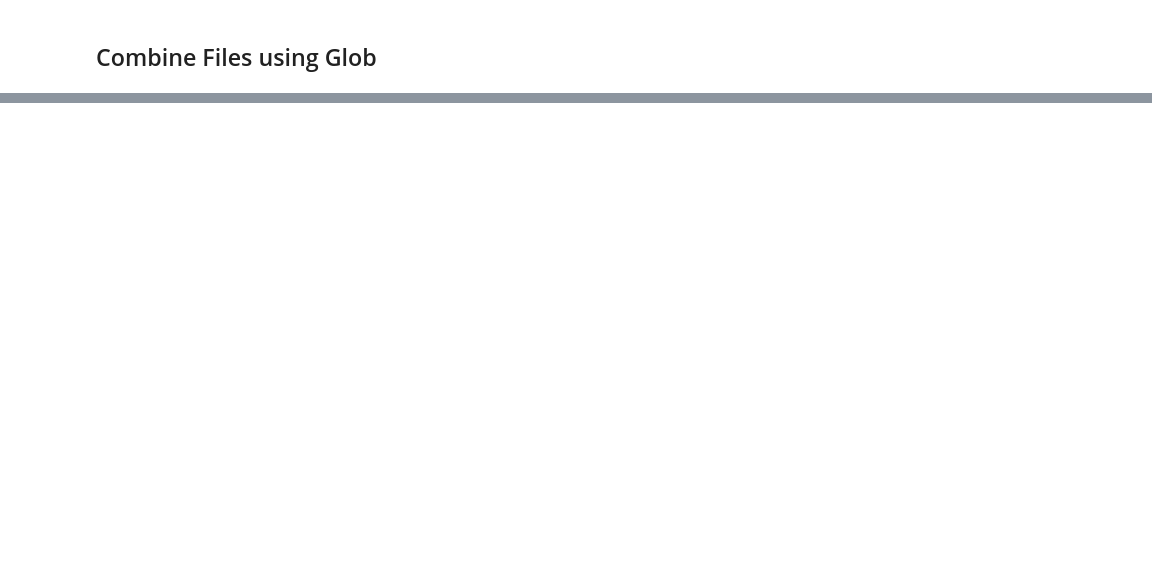
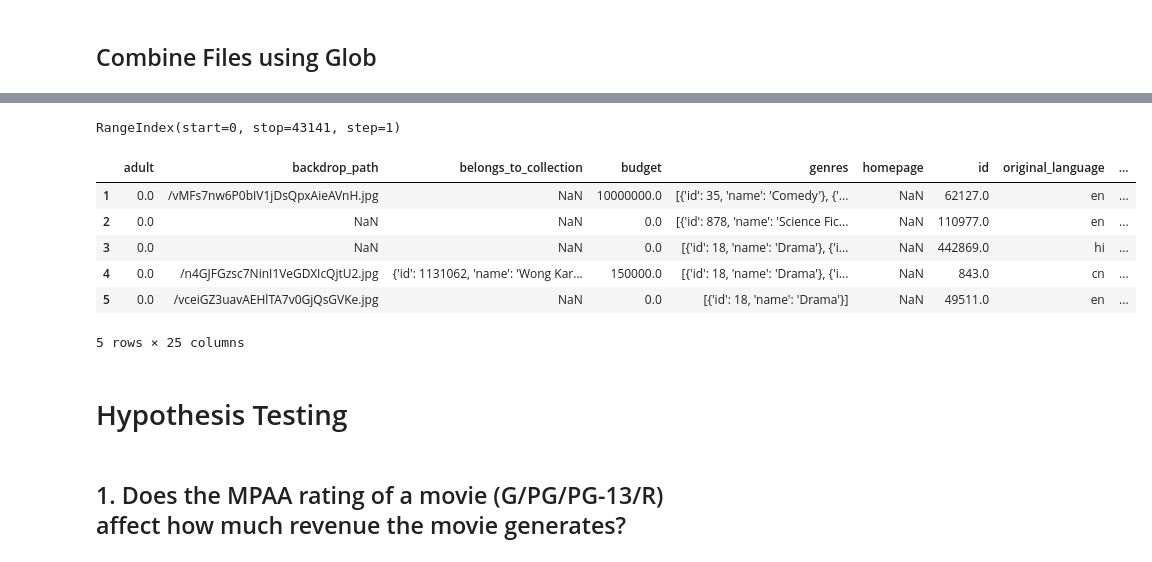
Before and after one commit to Mhoover41/Data-Enrichment-Project-3, a Jupyter notebook: IMDB Project Part 4 - ETL & Hypothesis Testing.ipynb, the cells around one changed output, grey strips where cells are left out. Drawn from its saved outputs; the diff is of its cells as text; code cells hidden in the pictures; blank space fills up the shorter version.

```diff
--- a/IMDB Project Part 4 - ETL & Hypothesis Testing.ipynb
+++ b/IMDB Project Part 4 - ETL & Hypothesis Testing.ipynb
@@ -260,0 +320,7 @@ df_combined['certification'].value_counts()
+# %%
+## Saving the final combined dataframe
+final_fname ='Data/final_combined.csv.gz'
+df_combined.to_csv(final_fname, compression='gzip', index=False)
+# %%
+df_combined = pd.read_csv(final_fname)
+df_combined.head(3)
@@ -260,0 +333,20 @@ df_combined['certification'].value_counts()
+# %%
+print(df_combined.index)
+# %% [output]
+RangeIndex(start=0, stop=43141, step=1)
+# %%
+#df_combined.drop(index=0, inplace=True)
+
+df_combined.head()
+# %% [output]
+|  | adult | backdrop_path | belongs_to_collection | budget | genres | homepage | id | original_language | ... |
+| 1 | 0.0 | /vMFs7nw6P0bIV1jDsQpxAieAVnH.jpg | NaN | 10000000.0 | [{'id': 35, 'name': 'Comedy'}, {'... | NaN | 62127.0 | en | ... |
+| 2 | 0.0 | NaN | NaN | 0.0 | [{'id': 878, 'name': 'Science Fic... | NaN | 110977.0 | en | ... |
+| 3 | 0.0 | NaN | NaN | 0.0 | [{'id': 18, 'name': 'Drama'}, {'i... | NaN | 442869.0 | hi | ... |
+| 4 | 0.0 | /n4GJFGzsc7NinI1VeGDXIcQjtU2.jpg | {'id': 1131062, 'name': 'Wong Kar... | 150000.0 | [{'id': 18, 'name': 'Drama'}, {'i... | NaN | 843.0 | cn | ... |
+| 5 | 0.0 | /vceiGZ3uavAEHlTA7v0GjQsGVKe.jpg | NaN | 0.0 | [{'id': 18, 'name': 'Drama'}] | NaN | 49511.0 | en | ... |
+5 rows × 25 columns
+# %% [markdown]
+# Hypothesis Testing
+# %% [markdown]
+## 1. Does the MPAA rating of a movie (G/PG/PG-13/R) affect how much revenue the movie generates?
```
Also changed, not shown: parts of 12 cells of this notebook, 15 other files.
